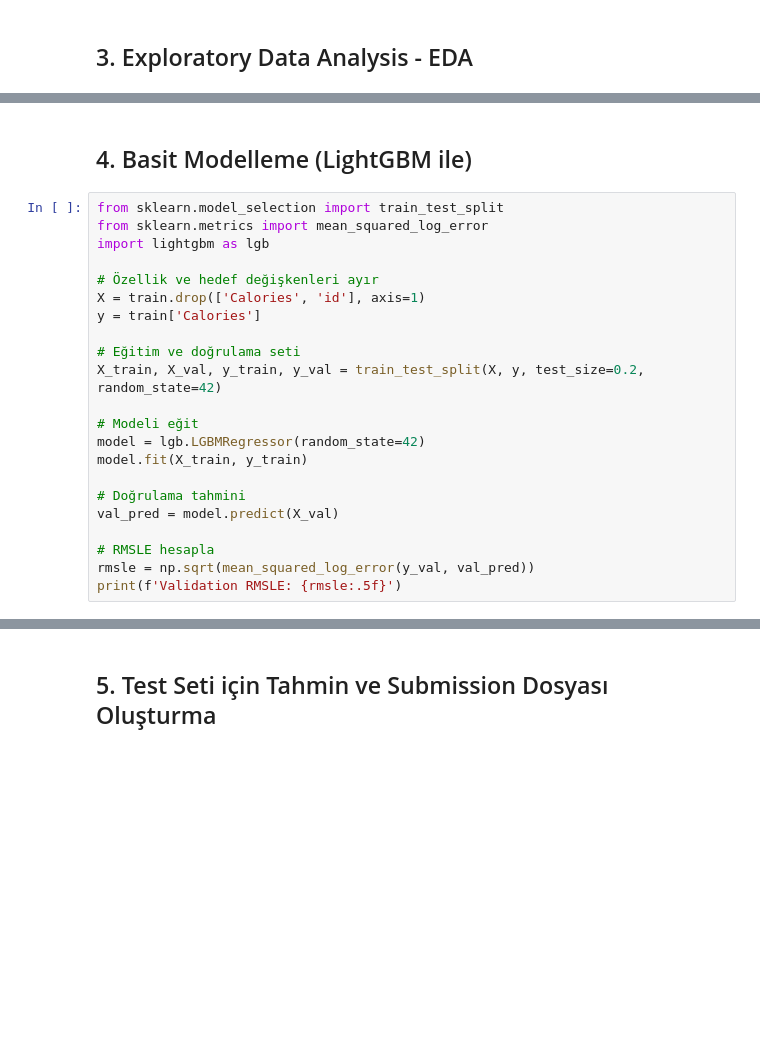
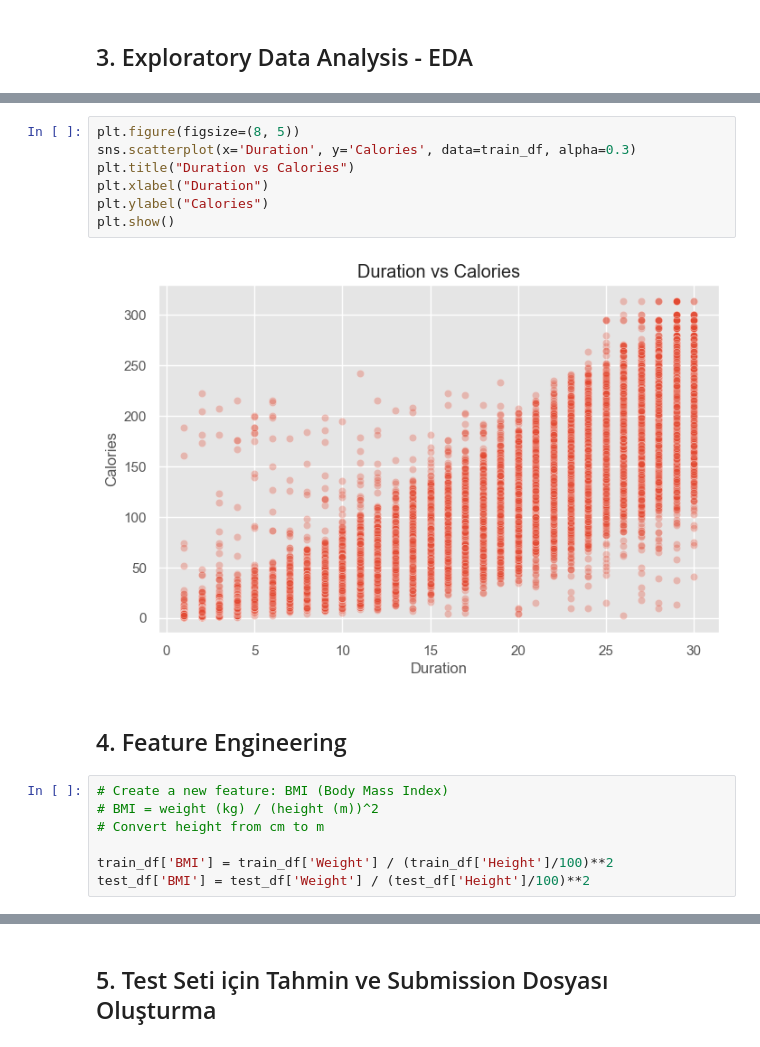
Before and after one commit to Muhammed-Mustafa-Dastan/Kaggle_Competition, a Jupyter notebook: Predict Calorie Expenditure/calorie_prediction.ipynb, the cells around one changed output, grey strips where cells are left out. Cells and saved outputs as stored; diff of their text form; blank space fills up the shorter version.

```diff
--- a/Predict Calorie Expenditure/calorie_prediction.ipynb
+++ b/Predict Calorie Expenditure/calorie_prediction.ipynb
@@ -120,24 +151,18 @@ plt.show()
+# %%
+plt.figure(figsize=(8, 5))
+sns.scatterplot(x='Duration', y='Calories', data=train_df, alpha=0.3)
+plt.title("Duration vs Calories")
+plt.xlabel("Duration")
+plt.ylabel("Calories")
+plt.show()
+# %% [output]
+[figure, added]
 # %% [markdown]
-## 4. Basit Modelleme (LightGBM ile)
+## 4. Feature Engineering
 # %%
-from sklearn.model_selection import train_test_split
-from sklearn.metrics import mean_squared_log_error
-import lightgbm as lgb
+# Create a new feature: BMI (Body Mass Index)
+# BMI = weight (kg) / (height (m))^2
+# Convert height from cm to m
 
-# Özellik ve hedef değişkenleri ayır
-X = train.drop(['Calories', 'id'], axis=1)
-y = train['Calories']
-
-# Eğitim ve doğrulama seti
-X_train, X_val, y_train, y_val = train_test_split(X, y, test_size=0.2, random_state=42)
-
-# Modeli eğit
-model = lgb.LGBMRegressor(random_state=42)
-model.fit(X_train, y_train)
-
-# Doğrulama tahmini
-val_pred = model.predict(X_val)
-
-# RMSLE hesapla
-rmsle = np.sqrt(mean_squared_log_error(y_val, val_pred))
-print(f'Validation RMSLE: {rmsle:.5f}')
+train_df['BMI'] = train_df['Weight'] / (train_df['Height']/100)**2
+test_df['BMI'] = test_df['Weight'] / (test_df['Height']/100)**2
```
Also changed, not shown: parts of 8 cells of this notebook.
